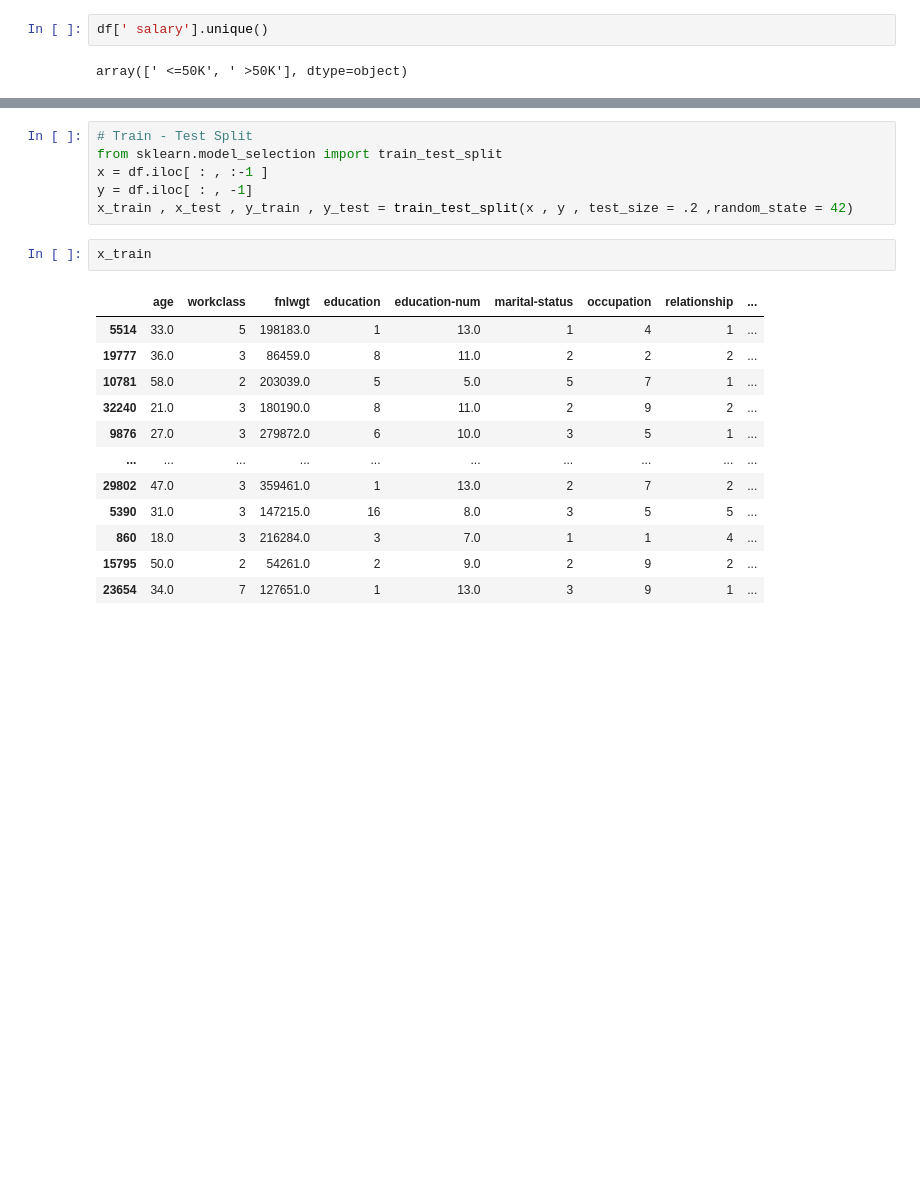
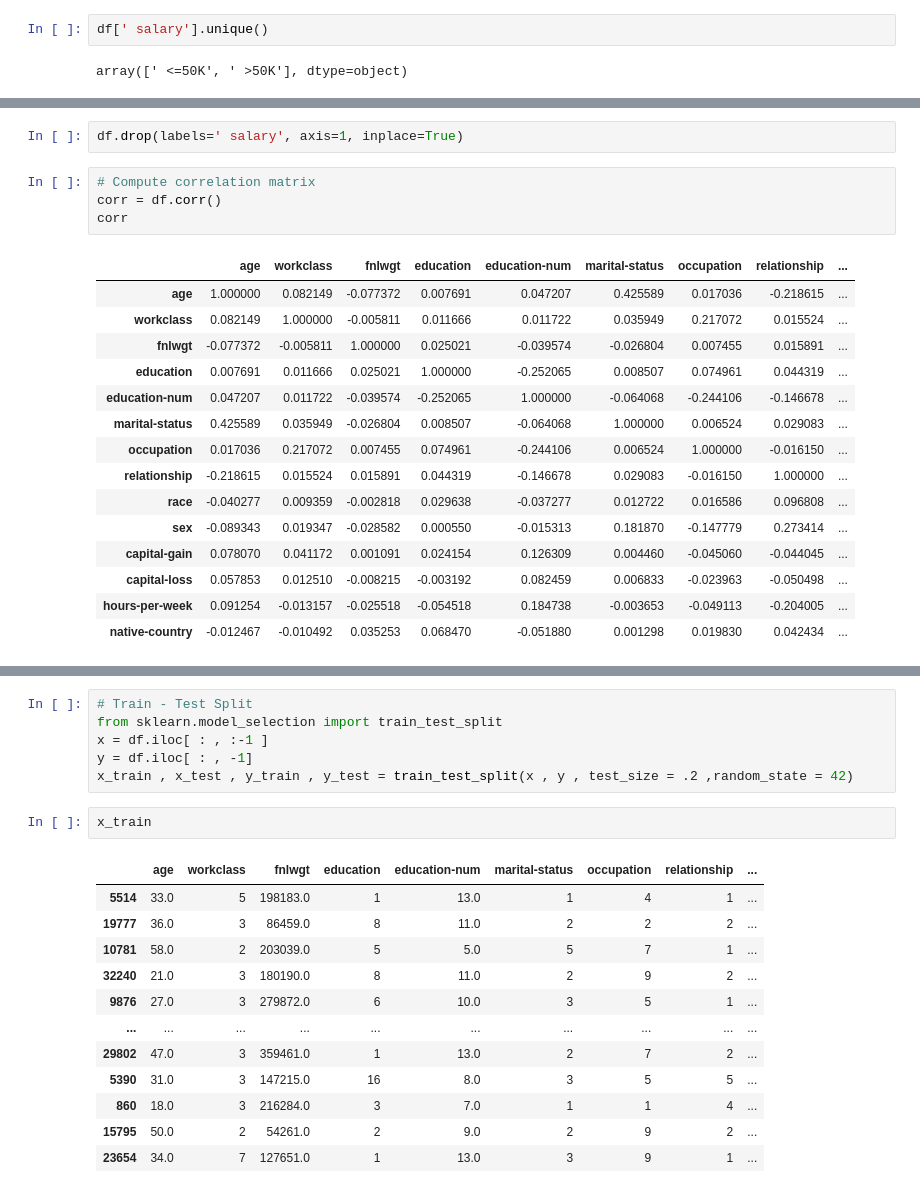
Before and after one commit to AjithNarayananKA/ML-Projects, a Jupyter notebook: Day 1/Adult Salary Prediction.ipynb, the cells around one changed output, grey strips where cells are left out. Drawn from its saved outputs; the diff is of its cells as text; blank space fills up the shorter version.

```diff
--- a/Day 1/Adult Salary Prediction.ipynb
+++ b/Day 1/Adult Salary Prediction.ipynb
@@ -711,0 +732,22 @@ Name:  salary, Length: 32561, dtype: int64
+# %%
+df.drop(labels=' salary', axis=1, inplace=True)
+# %%
+# Compute correlation matrix
+corr = df.corr()
+corr
+# %% [output]
+|  | age | workclass | fnlwgt | education | education-num | marital-status | occupation | relationship | ... |
+| age | 1.000000 | 0.082149 | -0.077372 | 0.007691 | 0.047207 | 0.425589 | 0.017036 | -0.218615 | ... |
+| workclass | 0.082149 | 1.000000 | -0.005811 | 0.011666 | 0.011722 | 0.035949 | 0.217072 | 0.015524 | ... |
+| fnlwgt | -0.077372 | -0.005811 | 1.000000 | 0.025021 | -0.039574 | -0.026804 | 0.007455 | 0.015891 | ... |
+| education | 0.007691 | 0.011666 | 0.025021 | 1.000000 | -0.252065 | 0.008507 | 0.074961 | 0.044319 | ... |
+| education-num | 0.047207 | 0.011722 | -0.039574 | -0.252065 | 1.000000 | -0.064068 | -0.244106 | -0.146678 | ... |
+| marital-status | 0.425589 | 0.035949 | -0.026804 | 0.008507 | -0.064068 | 1.000000 | 0.006524 | 0.029083 | ... |
+| occupation | 0.017036 | 0.217072 | 0.007455 | 0.074961 | -0.244106 | 0.006524 | 1.000000 | -0.016150 | ... |
+| relationship | -0.218615 | 0.015524 | 0.015891 | 0.044319 | -0.146678 | 0.029083 | -0.016150 | 1.000000 | ... |
+| race | -0.040277 | 0.009359 | -0.002818 | 0.029638 | -0.037277 | 0.012722 | 0.016586 | 0.096808 | ... |
+| sex | -0.089343 | 0.019347 | -0.028582 | 0.000550 | -0.015313 | 0.181870 | -0.147779 | 0.273414 | ... |
+| capital-gain | 0.078070 | 0.041172 | 0.001091 | 0.024154 | 0.126309 | 0.004460 | -0.045060 | -0.044045 | ... |
+| capital-loss | 0.057853 | 0.012510 | -0.008215 | -0.003192 | 0.082459 | 0.006833 | -0.023963 | -0.050498 | ... |
+| hours-per-week | 0.091254 | -0.013157 | -0.025518 | -0.054518 | 0.184738 | -0.003653 | -0.049113 | -0.204005 | ... |
+| native-country | -0.012467 | -0.010492 | 0.035253 | 0.068470 | -0.051880 | 0.001298 | 0.019830 | 0.042434 | ... |
```
Also changed, not shown: parts of 21 cells of this notebook.
